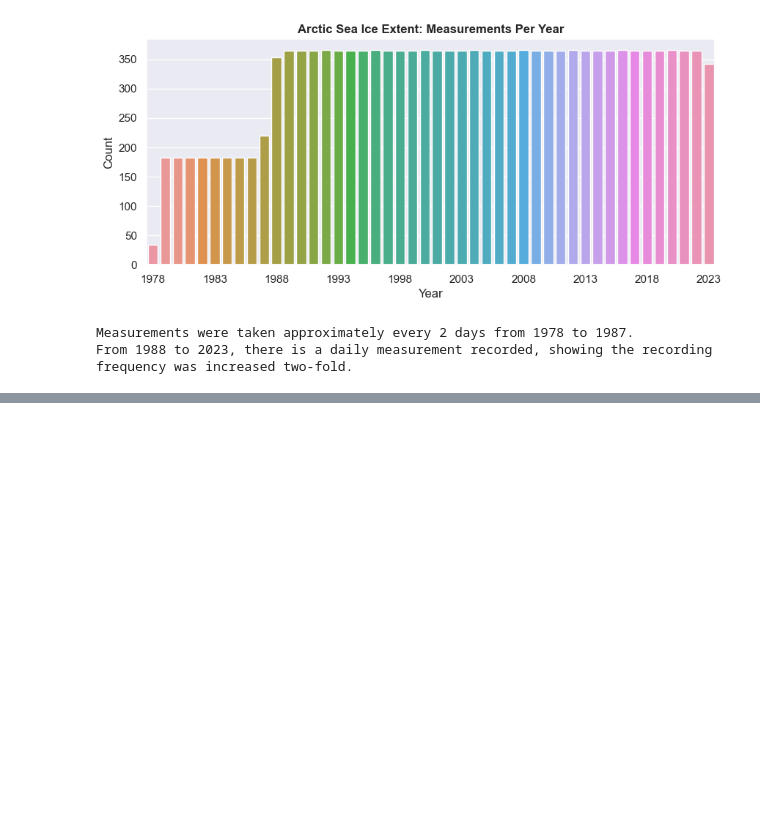
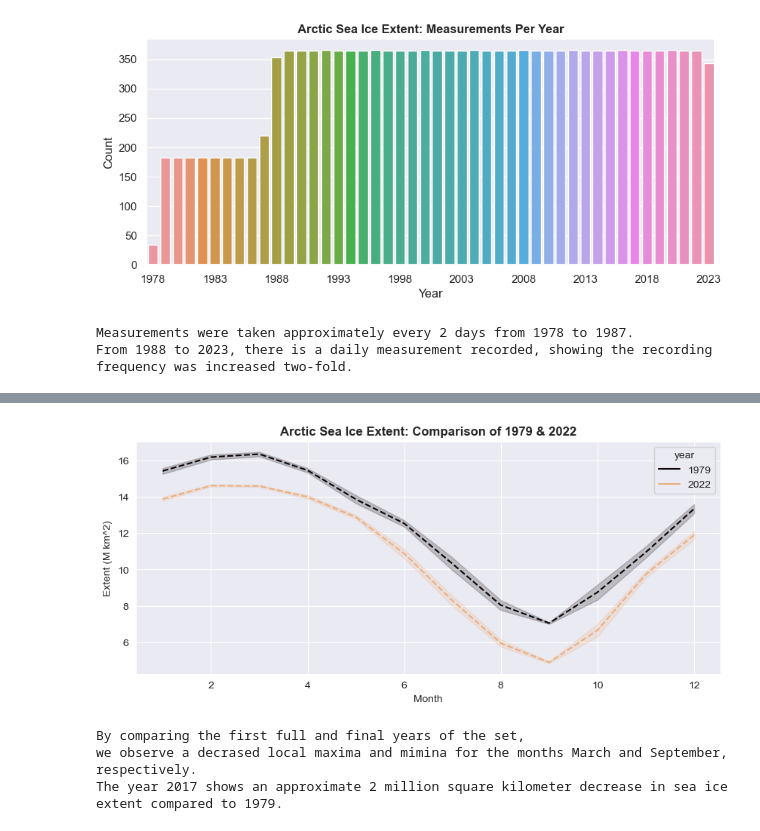
Before and after one commit to giantmagellan/SeaIceForecast, a Jupyter notebook: main.ipynb, the cells around one changed output, grey strips where cells are left out. Saved outputs shown, nothing was run; the diff lists cells and outputs as text; code cells hidden in the pictures; blank space fills up the shorter version.

```diff
--- a/main.ipynb
+++ b/main.ipynb
@@ -45 +56,14 @@ except NameError:
 The above set is non-stationary as there are clear annual changes in sea ice extent.
+# %%
+""" Period Start & End Comparison  """
+try:
+    period_comparison(df)
+except NameError:
+    print('----------------------')
+    print('df is not defined')
+    print('----------------------')
+# %% [output]
+[figure, added]
+By comparing the first full and final years of the set,
+we observe a decrased local maxima and mimina for the months March and September, respectively.
+The year 2017 shows an approximate 2 million square kilometer decrease in sea ice extent compared to 1979.
```
Also changed, not shown: parts of 13 cells of this notebook, 19 other files.
